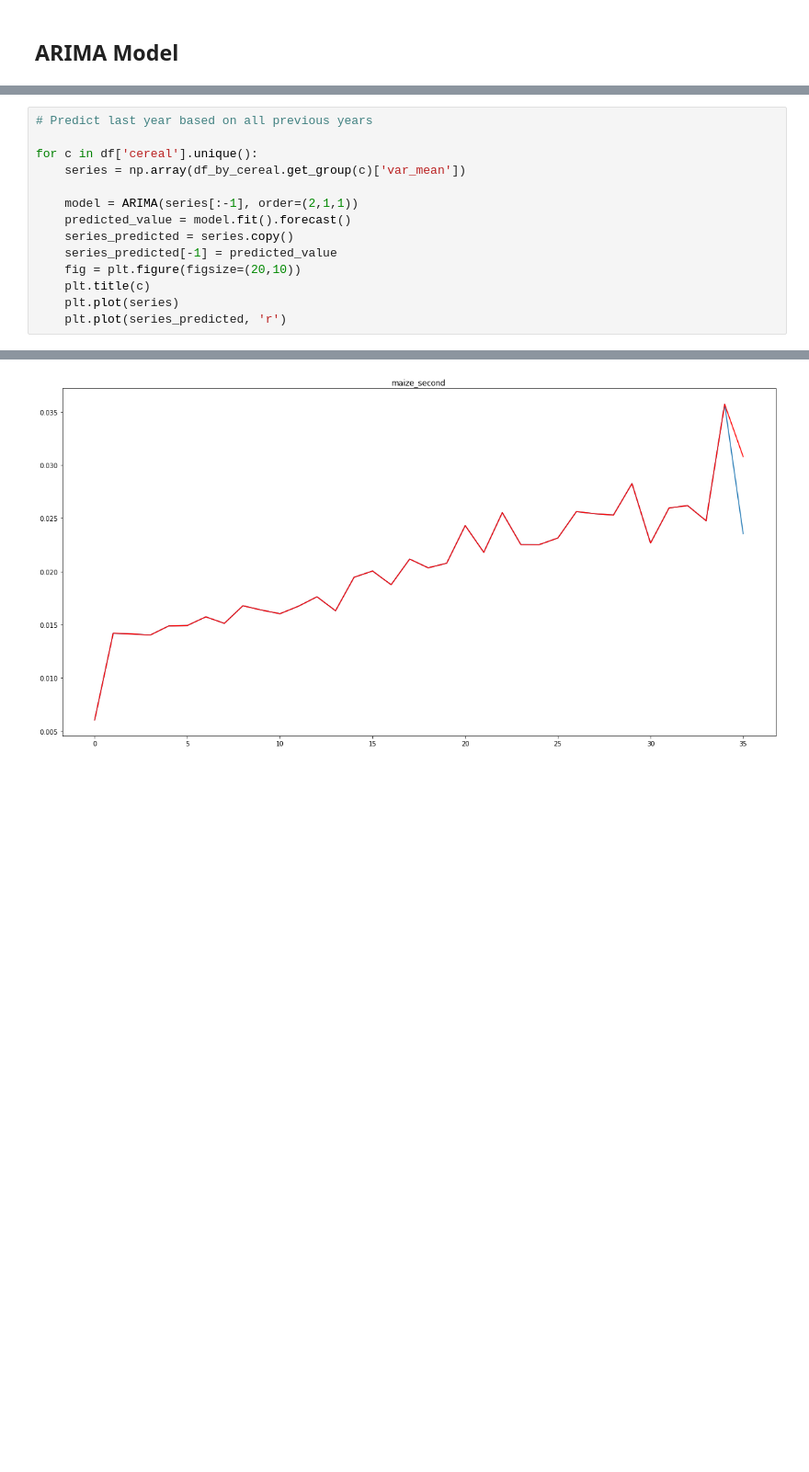
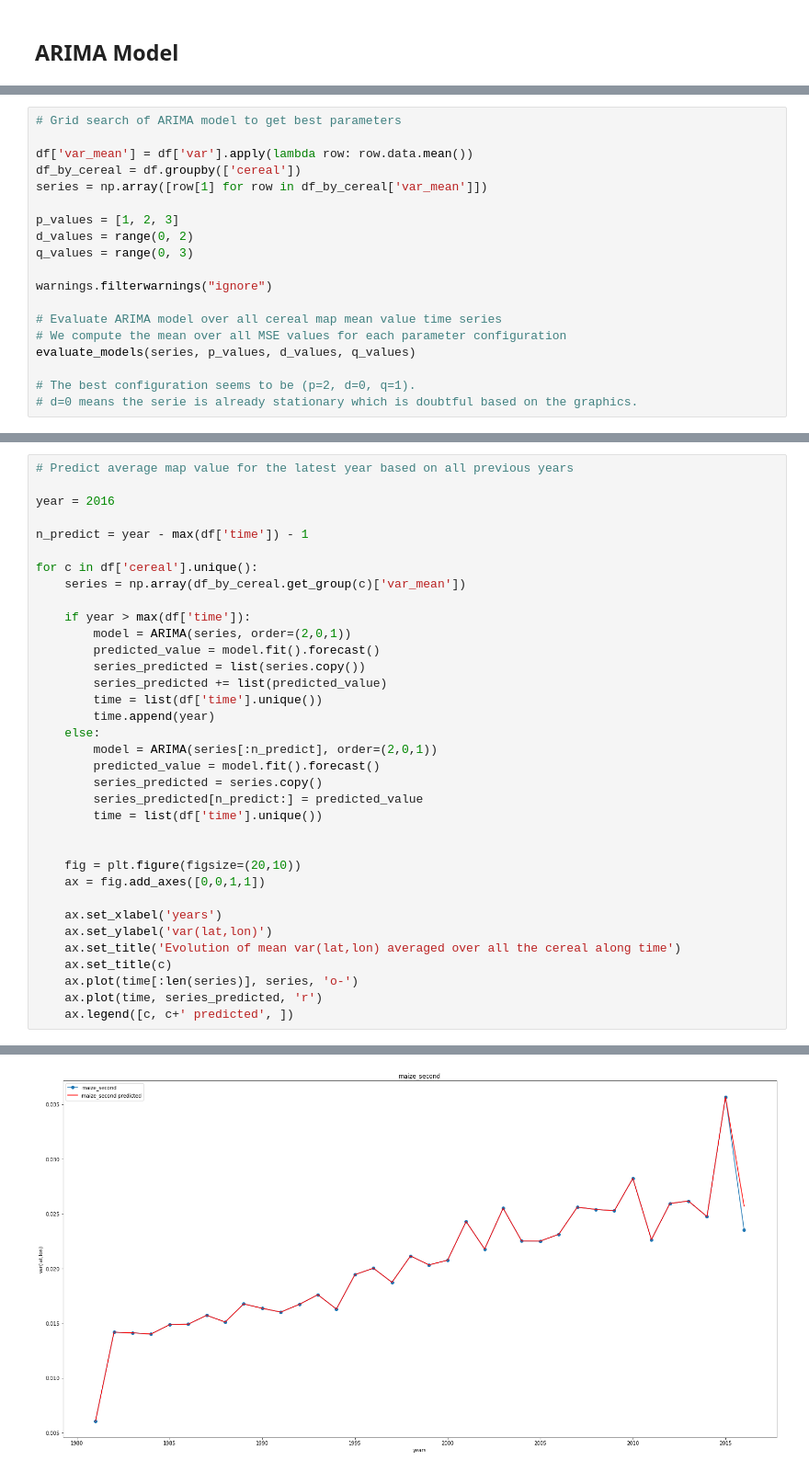
Before and after one commit to pprablanc/crops-cereal-analysis, a Jupyter notebook: analyses.ipynb, the cells around one changed output, grey strips where cells are left out. Shown at 92% size. Drawn from its saved outputs; the diff is of its cells as text; blank space fills up the shorter version.

Commit message:
prediction: ARIMA predictions

```diff
--- a/analyses.ipynb
+++ b/analyses.ipynb
@@ -343,0 +282,19 @@ Best ARIMA(1, 0, 1) MSE=0.000
+# %%
+# Grid search of ARIMA model to get best parameters
+
+df['var_mean'] = df['var'].apply(lambda row: row.data.mean())
+df_by_cereal = df.groupby(['cereal'])
+series = np.array([row[1] for row in df_by_cereal['var_mean']])
+
+p_values = [1, 2, 3]
+d_values = range(0, 2)
+q_values = range(0, 3)
+
+warnings.filterwarnings("ignore")
+
+# Evaluate ARIMA model over all cereal map mean value time series
+# We compute the mean over all MSE values for each parameter configuration
+evaluate_models(series, p_values, d_values, q_values)
+
+# The best configuration seems to be (p=2, d=0, q=1).
+# d=0 means the serie is already stationary which is doubtful based on the graphics.
@@ -344,15 +319,36 @@ Best ARIMA(1, 0, 1) MSE=0.000
 # %%
-# Predict last year based on all previous years
+# Predict average map value for the latest year based on all previous years
+
+year = 2016
+
+n_predict = year - max(df['time']) - 1
 
 for c in df['cereal'].unique():
     series = np.array(df_by_cereal.get_group(c)['var_mean'])
 
-    model = ARIMA(series[:-1], order=(2,1,1))
-    predicted_value = model.fit().forecast()
-    series_predicted = series.copy()
-    series_predicted[-1] = predicted_value
+    if year > max(df['time']):
+        model = ARIMA(series, order=(2,0,1))
+        predicted_value = model.fit().forecast()
+        series_predicted = list(series.copy())
+        series_predicted += list(predicted_value)
+        time = list(df['time'].unique())
+        time.append(year)
+    else:
+        model = ARIMA(series[:n_predict], order=(2,0,1))
+        predicted_value = model.fit().forecast()
+        series_predicted = series.copy()
+        series_predicted[n_predict:] = predicted_value
+        time = list(df['time'].unique())
+
+
     fig = plt.figure(figsize=(20,10))
-    plt.title(c)
-    plt.plot(series)
-    plt.plot(series_predicted, 'r')
+    ax = fig.add_axes([0,0,1,1])
+
+    ax.set_xlabel('years')
+    ax.set_ylabel('var(lat,lon)')
+    ax.set_title('Evolution of mean var(lat,lon) averaged over all the cereal along time')
+    ax.set_title(c)
+    ax.plot(time[:len(series)], series, 'o-')
+    ax.plot(time, series_predicted, 'r')
+    ax.legend([c, c+' predicted', ])
 # %% [output]
@@ -361 +357 @@ for c in df['cereal'].unique():
-[figure, old version]
+[figure, new version]
```
Also changed, not shown: parts of 6 cells of this notebook.
